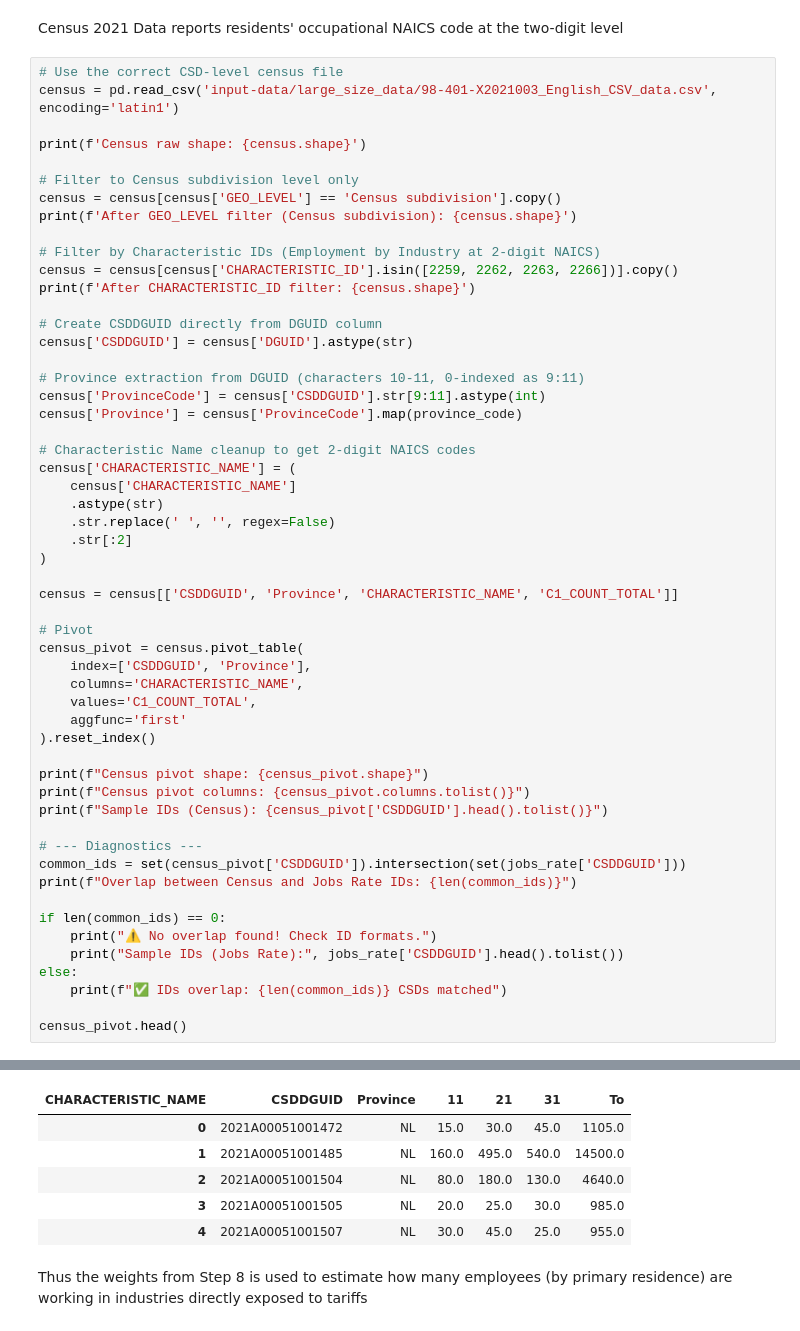
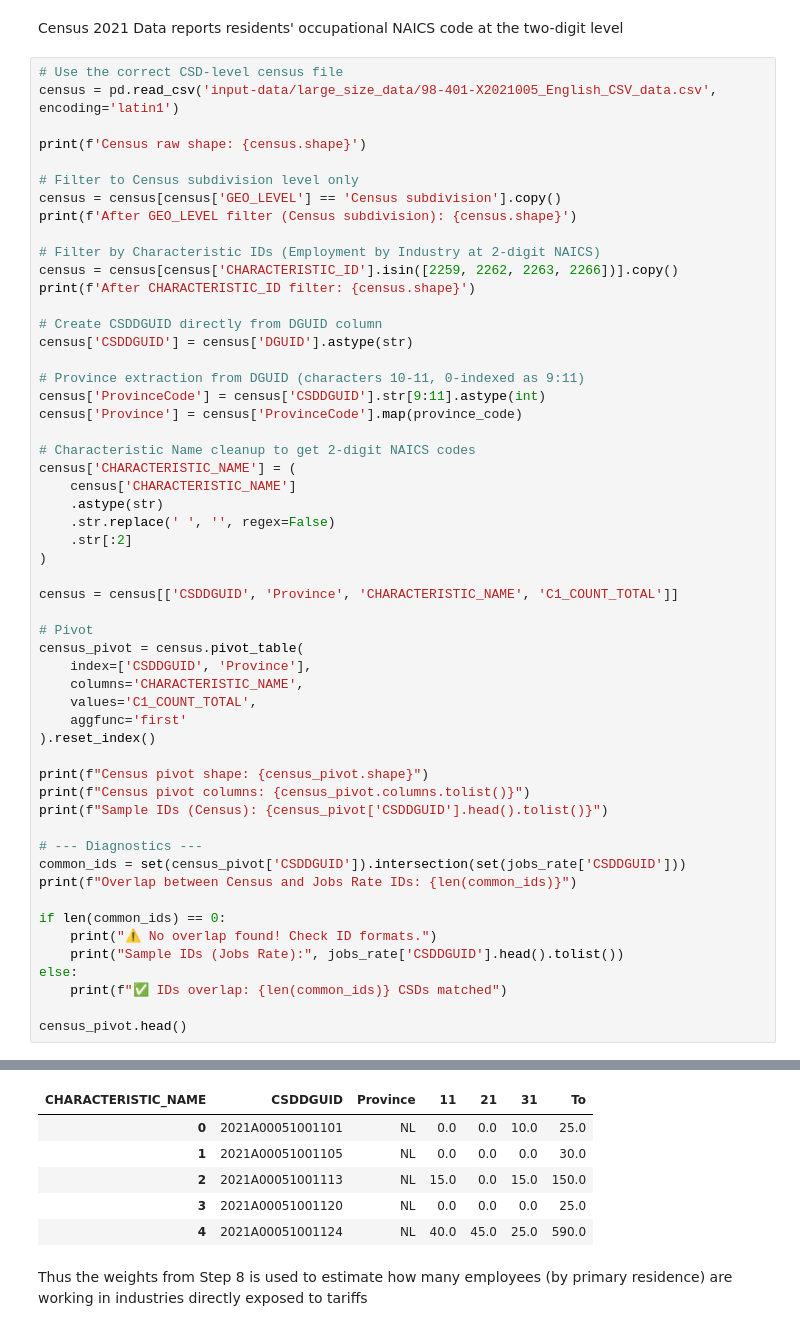
Before and after one commit to schoolofcities/tariffs, a Jupyter notebook: analysis/Data Manipulation YJ CSD.ipynb, the cells around one changed output, grey strips where cells are left out. Drawn from its saved outputs; the diff is of its cells as text.

```diff
--- a/analysis/Data Manipulation YJ CSD.ipynb
+++ b/analysis/Data Manipulation YJ CSD.ipynb
@@ -1012,7 +1011,7 @@ Sample of jobs_rate:
 Census 2021 Data reports residents' occupational NAICS code at the two-digit level
 # %%
 # Use the correct CSD-level census file
-census = pd.read_csv('input-data/large_size_data/98-401-X2021003_English_CSV_data.csv', encoding='latin1')
+census = pd.read_csv('input-data/large_size_data/98-401-X2021005_English_CSV_data.csv', encoding='latin1')
 
 print(f'Census raw shape: {census.shape}')
 
@@ -1076,9 +1075,9 @@ Overlap between Census and Jobs Rate IDs: 937
 | CHARACTERISTIC_NAME | CSDDGUID | Province | 11 | 21 | 31 | To |
-| 0 | 2021A00051001472 | NL | 15.0 | 30.0 | 45.0 | 1105.0 |
-| 1 | 2021A00051001485 | NL | 160.0 | 495.0 | 540.0 | 14500.0 |
-| 2 | 2021A00051001504 | NL | 80.0 | 180.0 | 130.0 | 4640.0 |
-| 3 | 2021A00051001505 | NL | 20.0 | 25.0 | 30.0 | 985.0 |
-| 4 | 2021A00051001507 | NL | 30.0 | 45.0 | 25.0 | 955.0 |
+| 0 | 2021A00051001101 | NL | 0.0 | 0.0 | 10.0 | 25.0 |
+| 1 | 2021A00051001105 | NL | 0.0 | 0.0 | 0.0 | 30.0 |
+| 2 | 2021A00051001113 | NL | 15.0 | 0.0 | 15.0 | 150.0 |
+| 3 | 2021A00051001120 | NL | 0.0 | 0.0 | 0.0 | 25.0 |
+| 4 | 2021A00051001124 | NL | 40.0 | 45.0 | 25.0 | 590.0 |
 # %% [markdown]
 Thus the weights from Step 8 is used to estimate how many employees (by primary residence) are working in industries directly exposed to tariffs
 # %%
```
Also changed, not shown: parts of 19 cells of this notebook, 5 other files.
